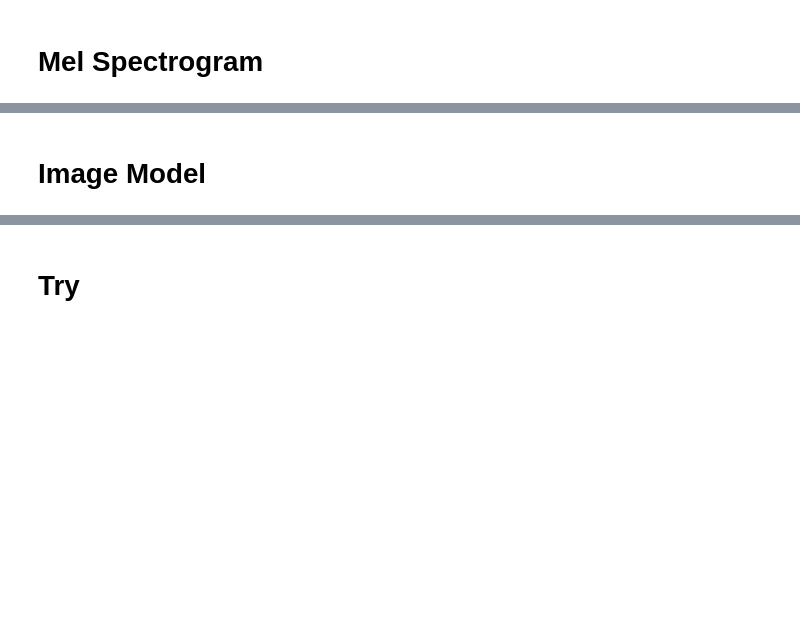
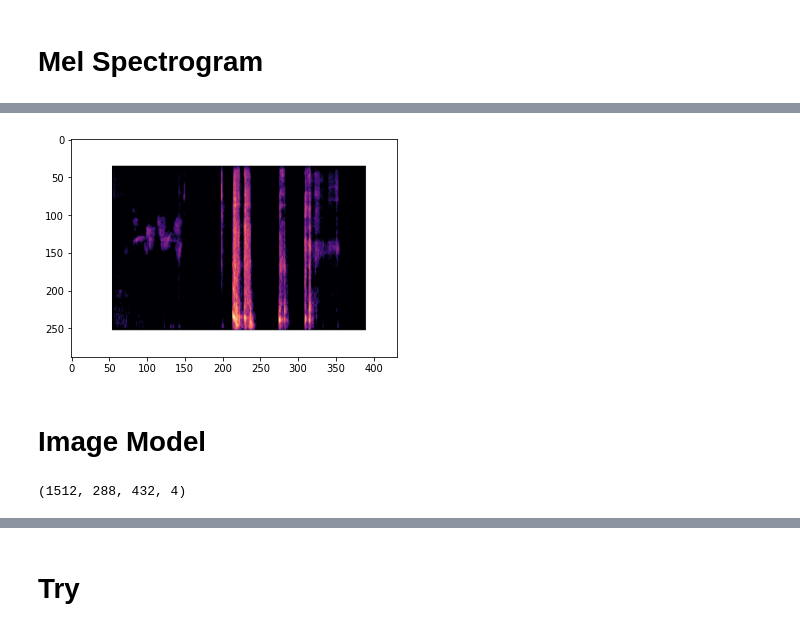
Before and after one commit to pietrow33/coughvid, a Jupyter notebook: notebooks/pietrow33.ipynb, the cells around one changed output, grey strips where cells are left out. Saved outputs shown, nothing was run; the diff lists cells and outputs as text; code cells hidden in the pictures; blank space fills up the shorter version.

```diff
--- a/notebooks/pietrow33.ipynb
+++ b/notebooks/pietrow33.ipynb
@@ -225,3 +215,8 @@ ax.set(title='Mel-frequency spectrogram')
+# %%
+im = imageio.imread('./test/2-COVID/0b6c6e9b-7c10-4977-a281-f809b939c2e7.png')
+plt.imshow(im);
+# %% [output]
+[figure, added]
 # %% [markdown]
 # Image Model
 # %%
@@ -233,0 +235,4 @@ from tensorflow.keras.models import load_model
+# %%
+X.shape
+# %% [output]
+(1512, 288, 432, 4)
```
Also changed, not shown: parts of 28 cells of this notebook, 1 other file.
